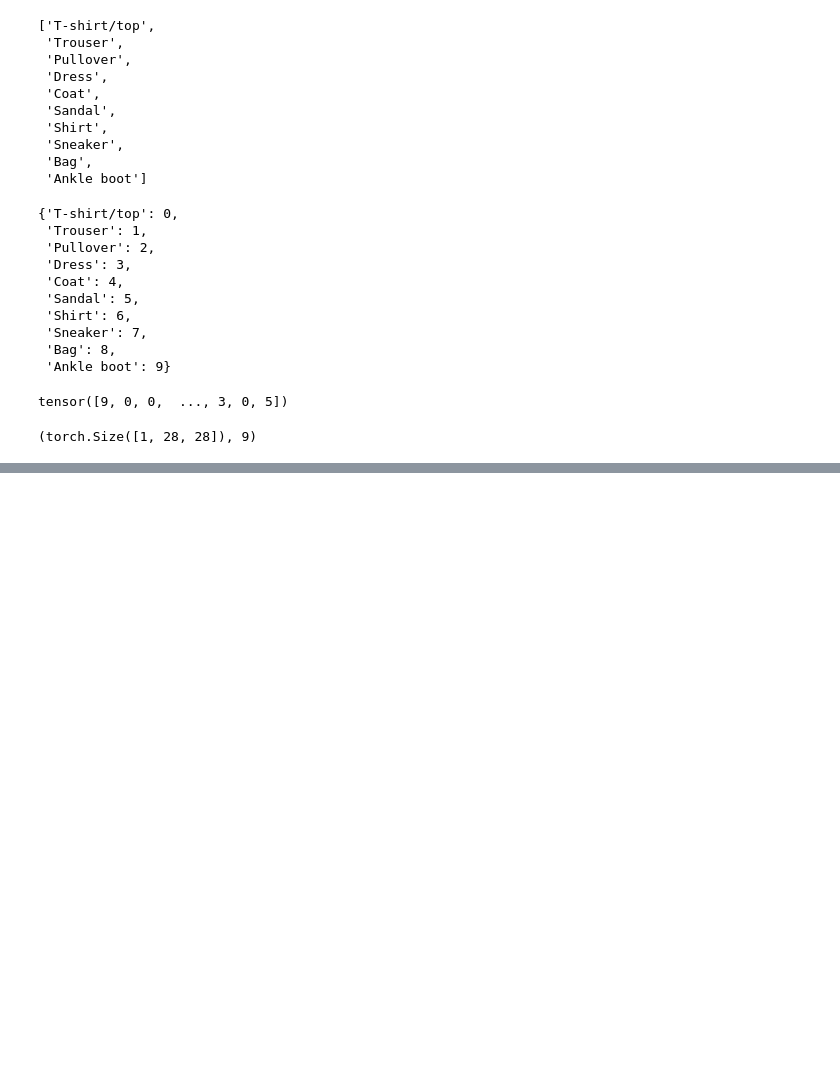
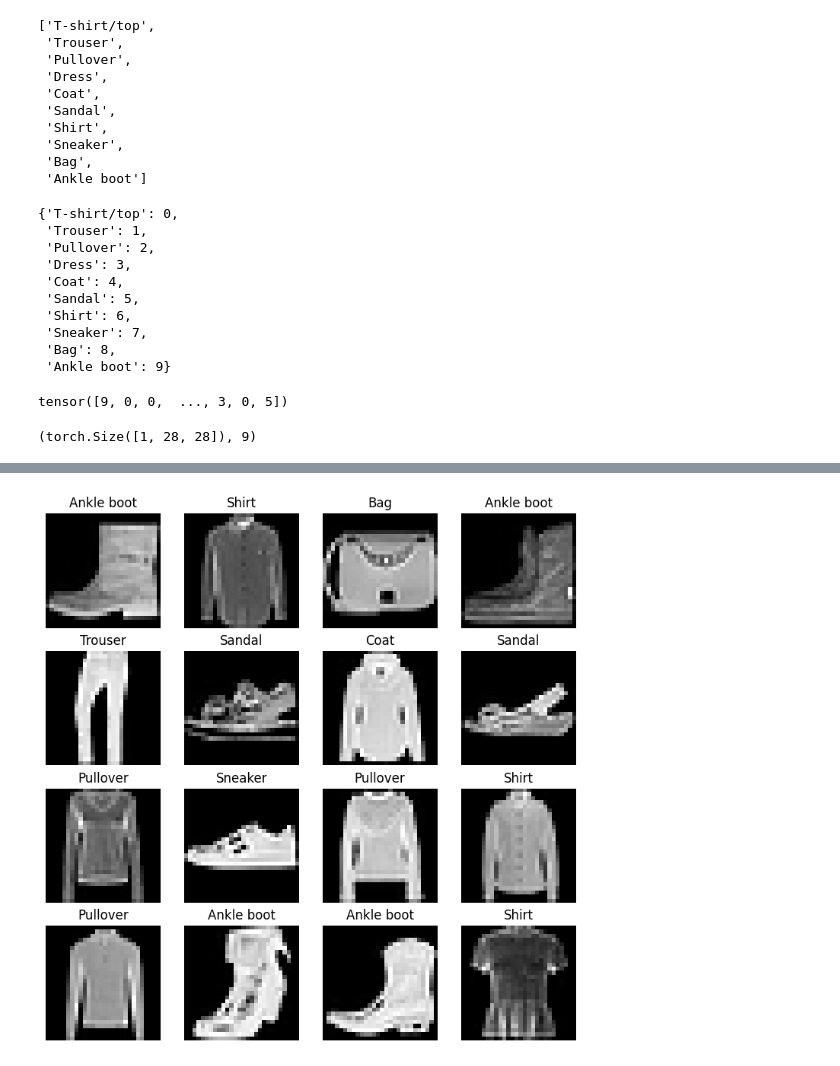
Before and after one commit to Imran1hp/Deep-Learning-, a Jupyter notebook: PyTorch_Computer_vision.ipynb, the cells around one changed output, grey strips where cells are left out. Cells and saved outputs as stored; diff of their text form; code cells hidden in the pictures; blank space fills up the shorter version.

```diff
--- a/PyTorch_Computer_vision.ipynb
+++ b/PyTorch_Computer_vision.ipynb
@@ -96,0 +123,14 @@ image.shape ,labels
+# %%
+torch.manual_seed(42)
+fig = plt.figure(figsize=(9,9))
+row , col = 4,4
+
+for i in range(1, row * col + 1 ):
+  random_idx = torch.randint( 0 , len(train_data), size = [1]).item()
+  image , labels = train_data[random_idx]
+  fig.add_subplot(row , col ,i)
+  plt.imshow(image.squeeze(),cmap='gray')
+  plt.title(class_name[labels])
+  plt.axis(False)
+# %% [output]
+[figure, added]
```
Also changed, not shown: parts of 4 cells of this notebook.
